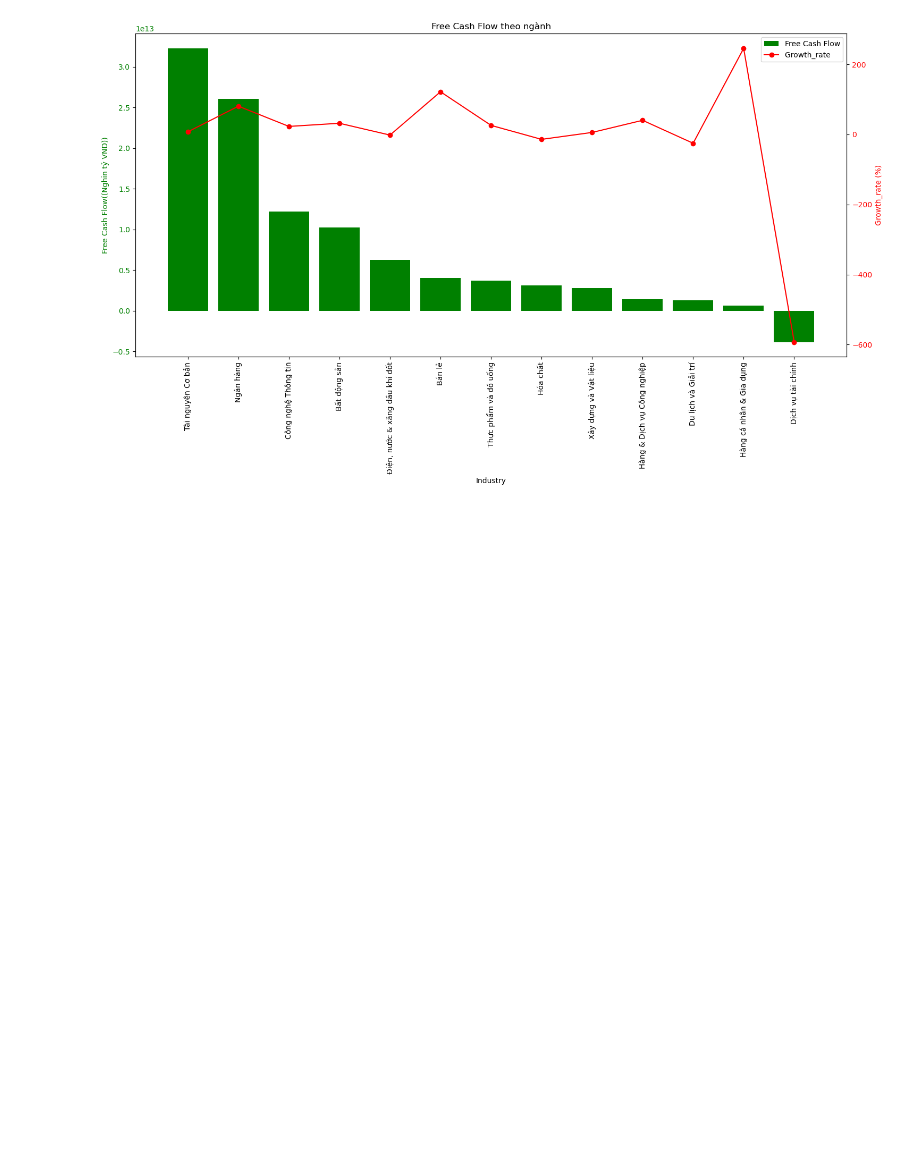
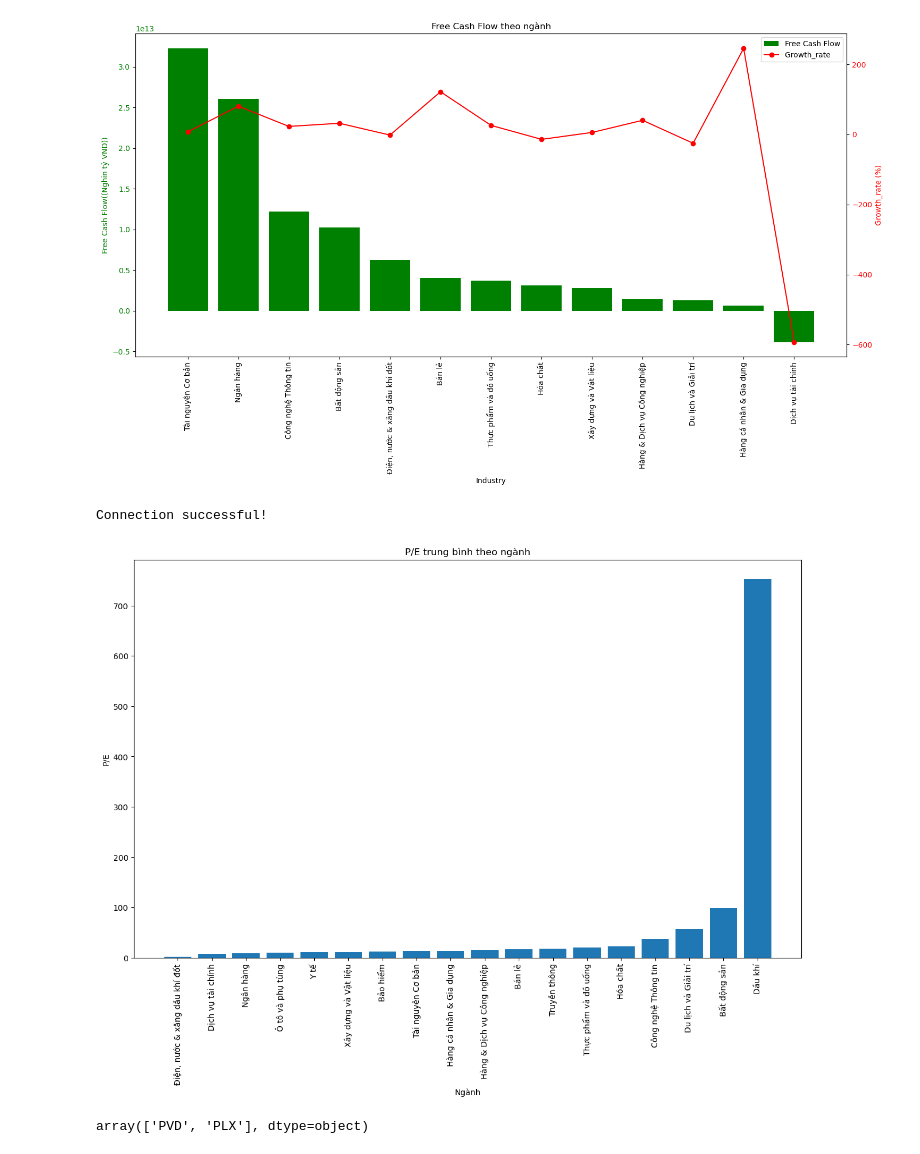
Before and after one commit to Tuanajax/Stock_data_Analyst, a Jupyter notebook: DA_stock.ipynb, the cells around one changed output. Cells and saved outputs as stored; diff of their text form; code cells hidden in the pictures; blank space fills up the shorter version.

```diff
--- a/DA_stock.ipynb
+++ b/DA_stock.ipynb
@@ -539,3 +539,20 @@ ax2.legend(lines + lines2, labels + labels2, loc='upper right')
 # %% [output]
 <matplotlib.legend.Legend at 0x...>
 [figure]
+# %%
+P_E = get_data('Select * from view_finance_ratio')
+df = P_E[P_E['Year']>2021].groupby('industry')['P/E'].mean().reset_index().sort_values(by='P/E')
+plt.figure(figsize=(15, 9))
+plt.bar(df["industry"], df["P/E"])
+plt.title("P/E trung bình theo ngành")
+plt.xlabel("Ngành")
+plt.ylabel("P/E")
+plt.xticks(rotation=90)
+plt.show()
+# %% [output]
+Connection successful!
+[figure, added]
+# %%
+P_E[P_E['industry']=='Dầu khí']['Symbol'].unique()
+# %% [output]
+array(['PVD', 'PLX'], dtype=object)
```
Also changed, not shown: 1 other file.
